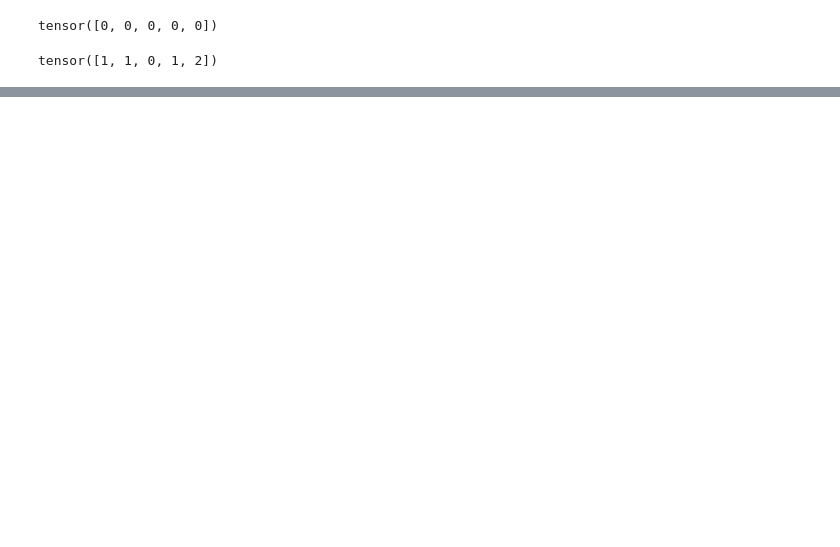
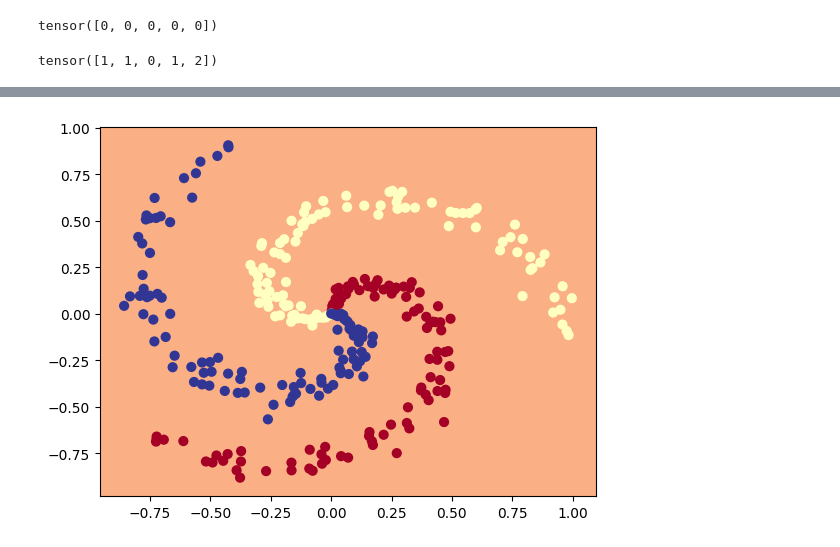
Before and after one commit to gsimassouza/pytorch-deep-learning, a Jupyter notebook: extras/exercises/02_pytorch_classification_exercises.ipynb, the cells around one changed output, grey strips where cells are left out. Saved outputs shown, nothing was run; the diff lists cells and outputs as text; code cells hidden in the pictures; blank space fills up the shorter version.

```diff
--- a/extras/exercises/02_pytorch_classification_exercises.ipynb
+++ b/extras/exercises/02_pytorch_classification_exercises.ipynb
@@ -633,0 +662,4 @@ y_logits = torch.softmax(y_logits, dim=1)
+# %%
+plot_decision_boundary(model_0, X, y)
+# %% [output]
+[figure, added]
```
Also changed, not shown: parts of 24 cells of this notebook.
